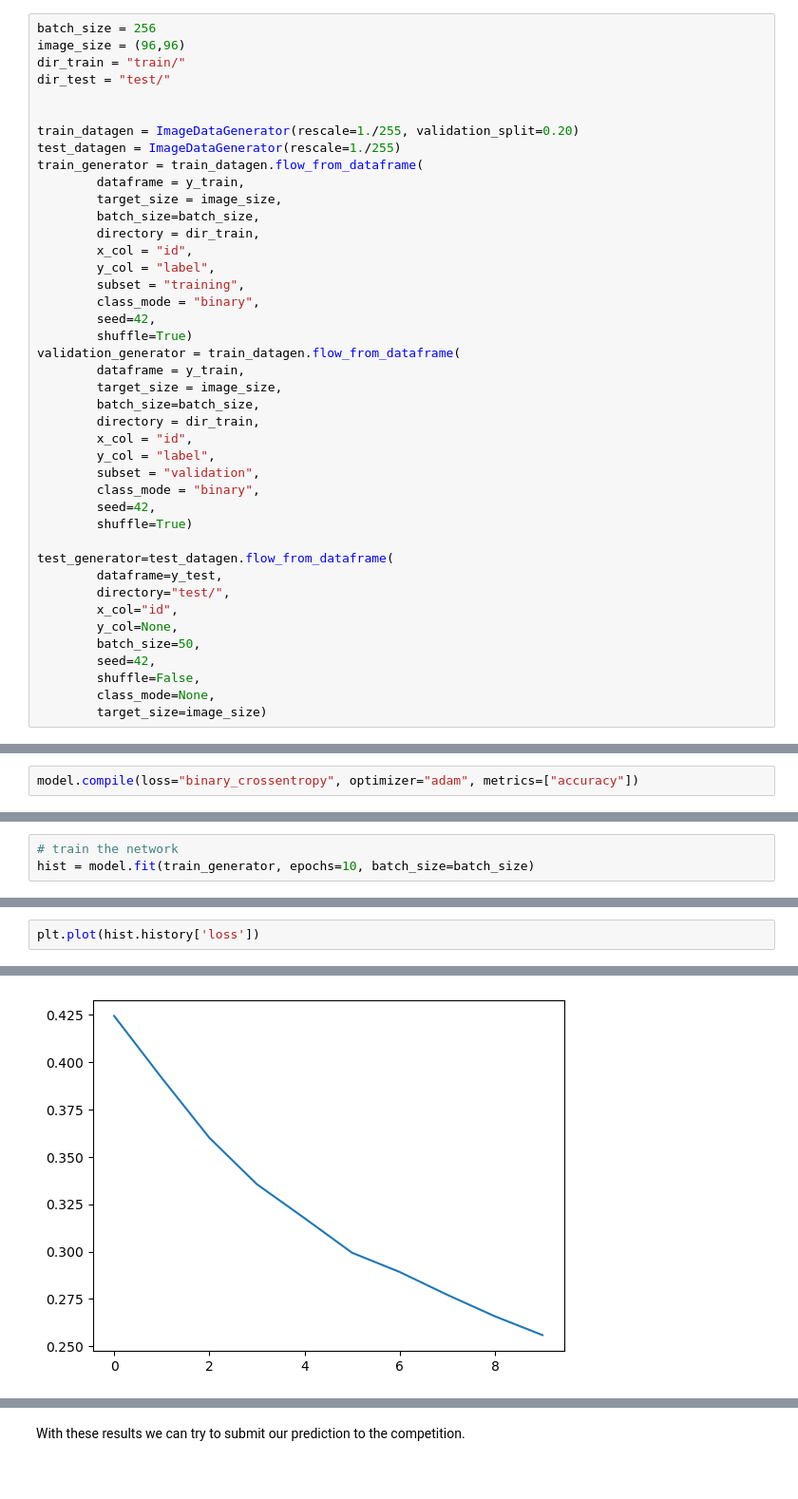
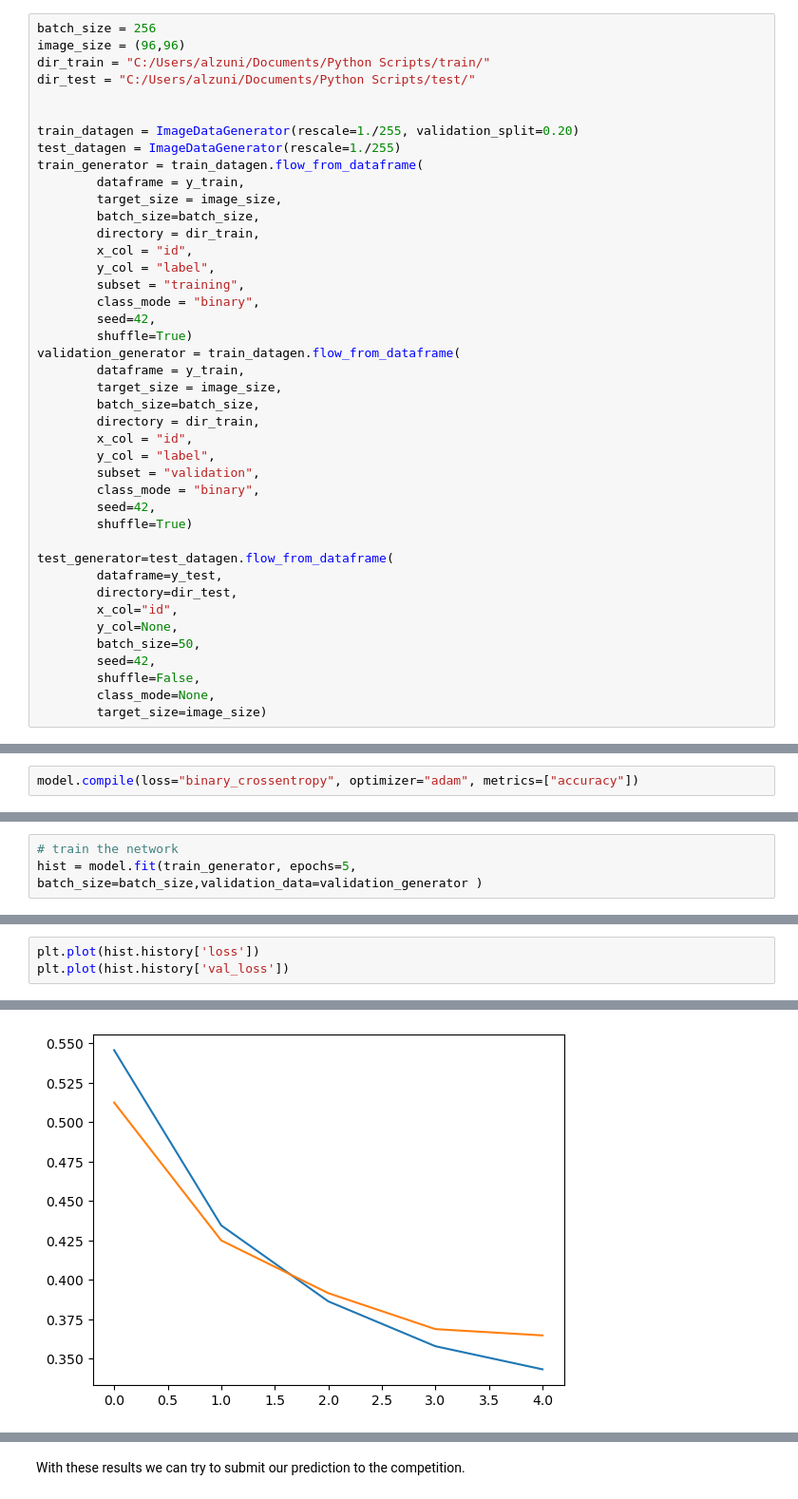
Before and after one commit to alezulu73/CNNWeek3Assignment, a Jupyter notebook: Histopathologic Cancer Detection.ipynb, the cells around one changed output, grey strips where cells are left out. Shown at 95% size. Cells and saved outputs as stored; diff of their text form.

```diff
--- a/Histopathologic Cancer Detection.ipynb
+++ b/Histopathologic Cancer Detection.ipynb
@@ -114,8 +110,8 @@ I use the recomendations of [Tutorial on Keras flow_from_dataframe](https://vija
 # %%
 batch_size = 256
 image_size = (96,96)
-dir_train = "train/"
-dir_test = "test/"
+dir_train = "C:/Users/alzuni/Documents/Python Scripts/train/"
+dir_test = "C:/Users/alzuni/Documents/Python Scripts/test/"
 
 
 train_datagen = ImageDataGenerator(rescale=1./255, validation_split=0.20)
@@ -145,7 +141,7 @@ validation_generator = train_datagen.flow_from_dataframe(
 
 test_generator=test_datagen.flow_from_dataframe(
         dataframe=y_test,
-        directory="test/",
+        directory=dir_test,
         x_col="id",
         y_col=None,
         batch_size=50,
@@ -229,4 +220,4 @@ We test our fert fit process using the train and validation data generated befor
 # %%
 # train the network
-hist = model.fit(train_generator, epochs=10, batch_size=batch_size)
+hist = model.fit(train_generator, epochs=5, batch_size=batch_size,validation_data=validation_generator )
 # %% [output]
@@ -255,5 +236,6 @@ We can plot de loss function to know how the model behaves in each epoch.
 # %%
 plt.plot(hist.history['loss'])
+plt.plot(hist.history['val_loss'])
 # %% [output]
 [<matplotlib.lines.Line2D at 0x...>]
-[figure, old version]
+[figure, new version]
```
Also changed, not shown: parts of 22 cells of this notebook, 3 other files.
